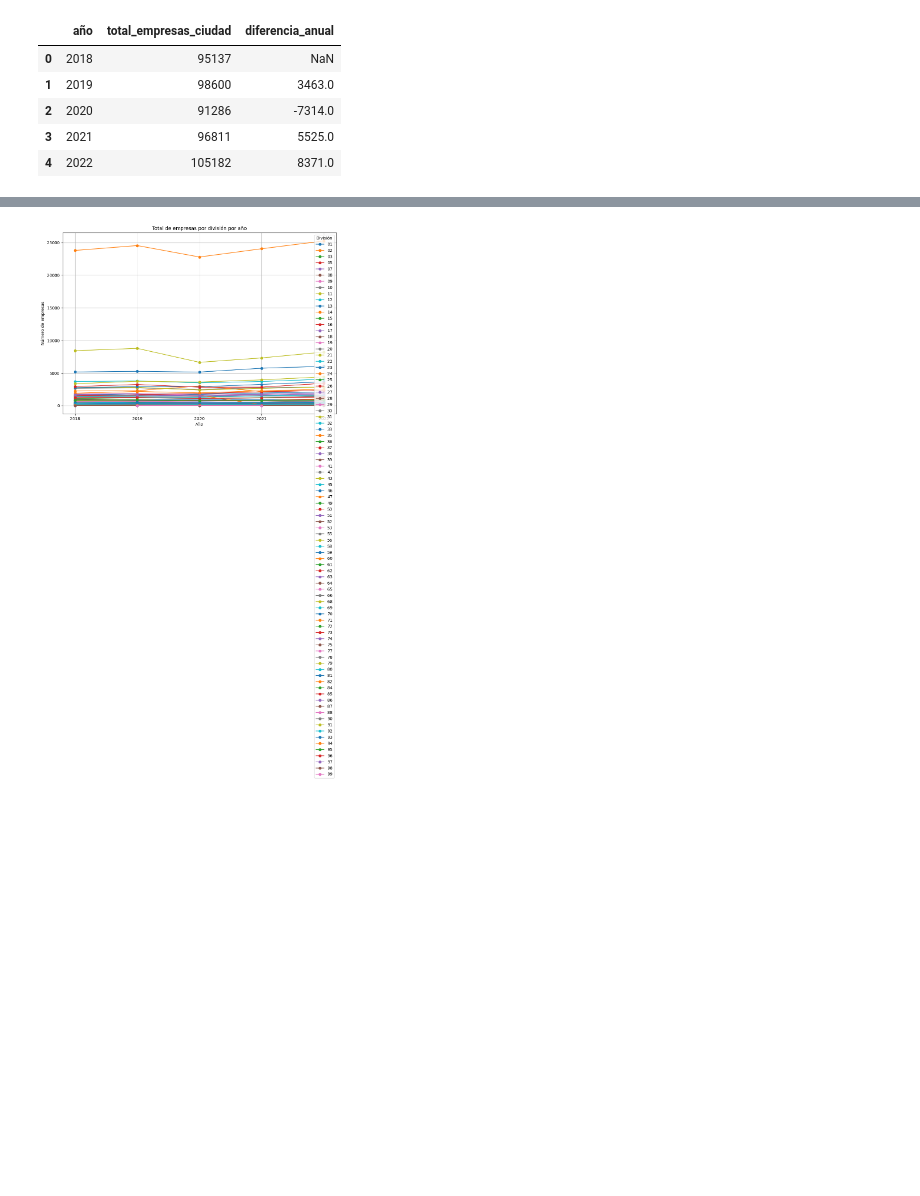
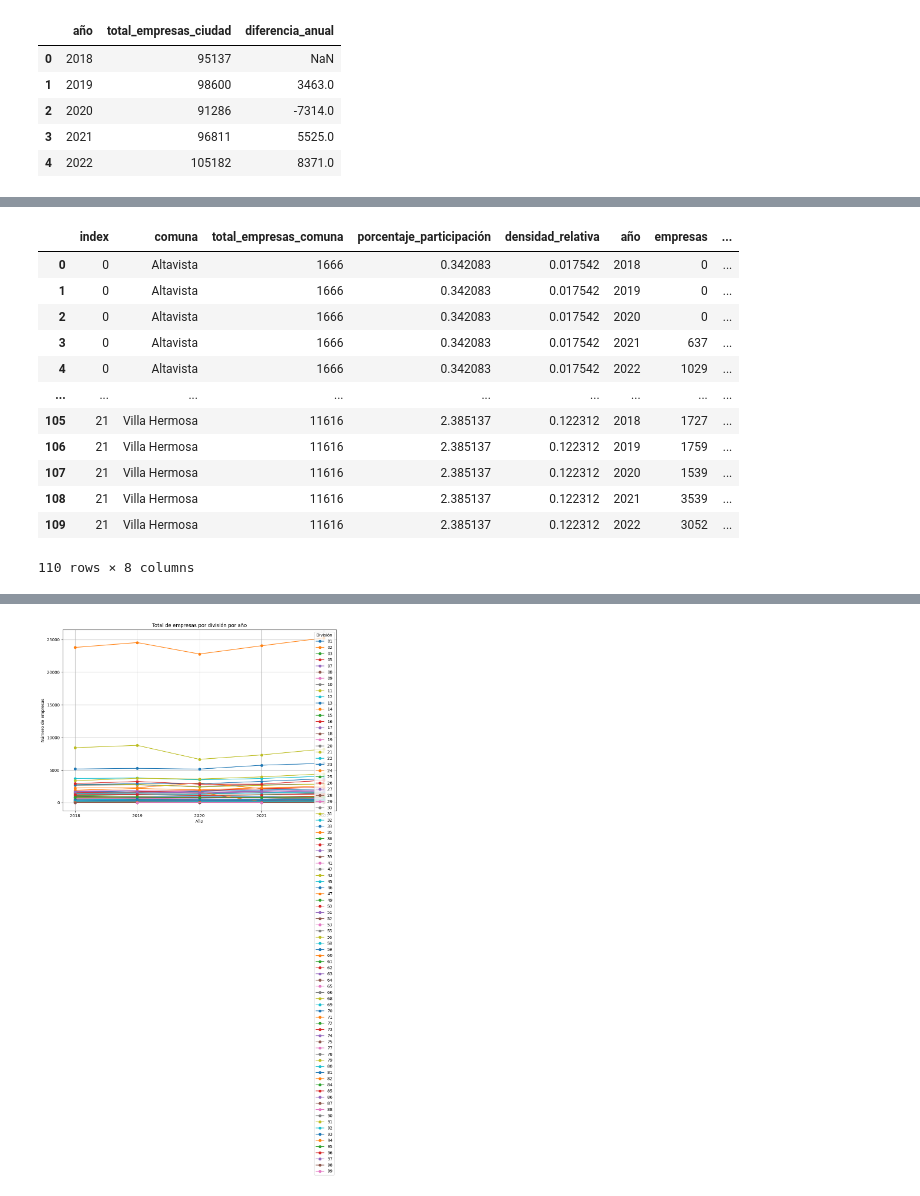
Before and after one commit to smaje99/diploma-in-data-analytics-in-business-management-unir, a Jupyter notebook: medellin-business-landscape/medellin-business-landscape.ipynb, the cells around one changed output, grey strips where cells are left out. Cells and saved outputs as stored; diff of their text form; code cells hidden in the pictures; blank space fills up the shorter version.

```diff
--- a/medellin-business-landscape/medellin-business-landscape.ipynb
+++ b/medellin-business-landscape/medellin-business-landscape.ipynb
@@ -552,3 +527,68 @@ businesses_by_commune_per_year
+# %%
+# ---- Métricas por comuna ----
+
+# Total de empresas por comuna (todas los años)
+businesses_by_commune_per_year = (
+    df_join.groupby("comuna", as_index=False)["empresas"]  # type: ignore
+    .sum()
+    .reset_index()
+    .rename(columns={"empresas": "total_empresas_comuna"})
+)
+# Porcentaje de participación de cada comuna en el total de empresas de la ciudad
+total_empresas_ciudad = businesses_per_year["total_empresas_ciudad"].sum()
+businesses_by_commune_per_year["porcentaje_participación"] = (
+    businesses_by_commune_per_year["total_empresas_comuna"]
+    / total_empresas_ciudad
+    * 100
+)
+# Densidad relativa de empresas por comuna
+# Normalización respecto a la comuna con mayor actividad empresarial
+max_empresas_comuna = businesses_by_commune_per_year["total_empresas_comuna"].max()
+businesses_by_commune_per_year["densidad_relativa"] = (
+    businesses_by_commune_per_year["total_empresas_comuna"] / max_empresas_comuna
+)
+# Falta añadir la cantidad de empresas por año en cada comuna
+businesses_by_commune_per_year = businesses_by_commune_per_year.merge(
+    df_join.groupby(["comuna", "año"])["empresas"].sum().reset_index(),  # type: ignore
+    how="left",
+    on="comuna",
+    suffixes=("", "_por_año"),
+)
+# Porcentaje de participación por año en cada comuna comparado con el df: businesses_per_year
+businesses_by_commune_per_year["porcentaje_participación_por_año"] = (
+    businesses_by_commune_per_year["empresas"]
+    / businesses_per_year.set_index("año")
+    .loc[businesses_by_commune_per_year["año"], "total_empresas_ciudad"]
+    .values
+    * 100
+)
+# Densidad relativa de empresas por comuna
+# Normalización respecto a la comuna con mayor actividad empresarial por año
+max_empresas_comuna = businesses_by_commune_per_year["total_empresas_comuna"].max()
+businesses_by_commune_per_year["densidad_relativa"] = (
+    businesses_by_commune_per_year["total_empresas_comuna"] / max_empresas_comuna
+)
+# Densidad relativa de empresas por comuna anual
+# Normalización respecto a la comuna con mayor actividad empresarial por año
+max_empresas_comuna_por_año = businesses_by_commune_per_year.groupby("año")[  # type: ignore
+    "empresas"
+].transform("max")
+
+businesses_by_commune_per_year
+# %% [output]
+|  | index | comuna | total_empresas_comuna | porcentaje_participación | densidad_relativa | año | empresas | ... |
+| 0 | 0 | Altavista | 1666 | 0.342083 | 0.017542 | 2018 | 0 | ... |
+| 1 | 0 | Altavista | 1666 | 0.342083 | 0.017542 | 2019 | 0 | ... |
+| 2 | 0 | Altavista | 1666 | 0.342083 | 0.017542 | 2020 | 0 | ... |
+| 3 | 0 | Altavista | 1666 | 0.342083 | 0.017542 | 2021 | 637 | ... |
+| 4 | 0 | Altavista | 1666 | 0.342083 | 0.017542 | 2022 | 1029 | ... |
+| ... | ... | ... | ... | ... | ... | ... | ... | ... |
+| 105 | 21 | Villa Hermosa | 11616 | 2.385137 | 0.122312 | 2018 | 1727 | ... |
+| 106 | 21 | Villa Hermosa | 11616 | 2.385137 | 0.122312 | 2019 | 1759 | ... |
+| 107 | 21 | Villa Hermosa | 11616 | 2.385137 | 0.122312 | 2020 | 1539 | ... |
+| 108 | 21 | Villa Hermosa | 11616 | 2.385137 | 0.122312 | 2021 | 3539 | ... |
+| 109 | 21 | Villa Hermosa | 11616 | 2.385137 | 0.122312 | 2022 | 3052 | ... |
+110 rows × 8 columns
 # %%
 # Gráfica las empresas por una comuna en especifico (todas los años)
 import matplotlib.pyplot as plt
```
Also changed, not shown: parts of 9 cells of this notebook.
